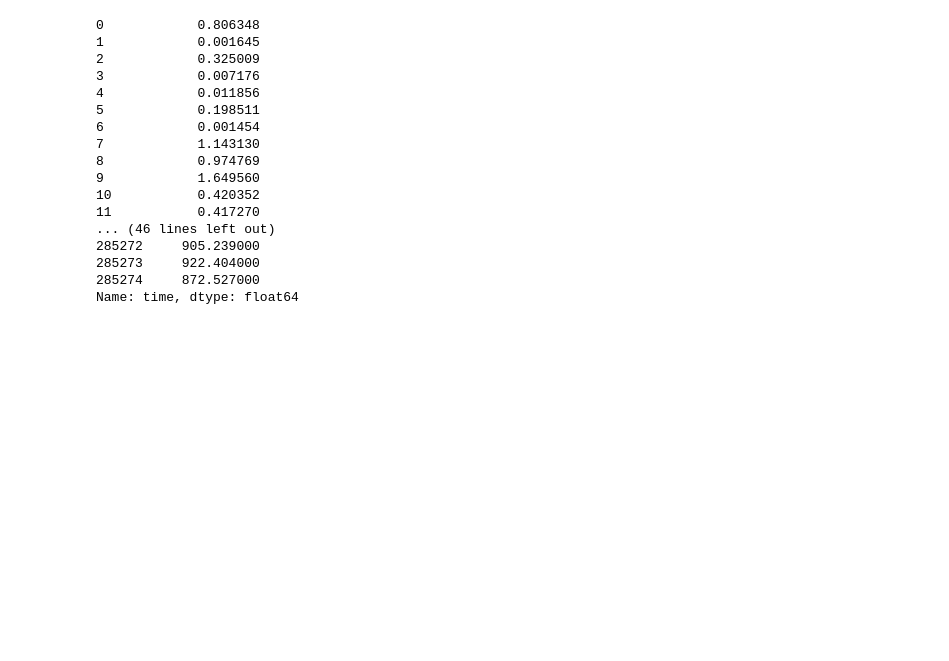
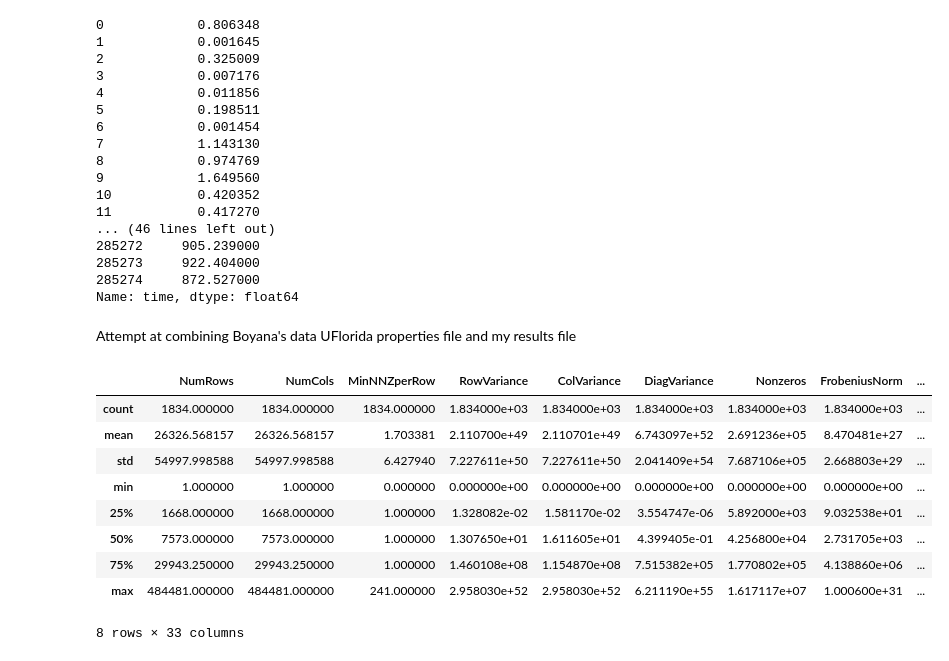
Before and after one commit to patemotter/trilinos-prediction, a Jupyter notebook: Data_Interpretation.ipynb, the cells around one changed output. Drawn from its saved outputs; the diff is of its cells as text; code cells hidden in the pictures; blank space fills up the shorter version.

```diff
--- a/Data_Interpretation.ipynb
+++ b/Data_Interpretation.ipynb
@@ -66,3 +66,5 @@ df.time
 285273     922.404000
 285274     872.527000
 Name: time, dtype: float64
+# %% [markdown]
+Attempt at combining Boyana's data UFlorida properties file and my results file
@@ -68,0 +73,13 @@ Name: time, dtype: float64
+# %%
+properties.describe()
+# %% [output]
+|  | NumRows | NumCols | MinNNZperRow | RowVariance | ColVariance | DiagVariance | Nonzeros | FrobeniusNorm | ... |
+| count | 1834.000000 | 1834.000000 | 1834.000000 | 1.834000e+03 | 1.834000e+03 | 1.834000e+03 | 1.834000e+03 | 1.834000e+03 | ... |
+| mean | 26326.568157 | 26326.568157 | 1.703381 | 2.110700e+49 | 2.110701e+49 | 6.743097e+52 | 2.691236e+05 | 8.470481e+27 | ... |
+| std | 54997.998588 | 54997.998588 | 6.427940 | 7.227611e+50 | 7.227611e+50 | 2.041409e+54 | 7.687106e+05 | 2.668803e+29 | ... |
+| min | 1.000000 | 1.000000 | 0.000000 | 0.000000e+00 | 0.000000e+00 | 0.000000e+00 | 0.000000e+00 | 0.000000e+00 | ... |
+| 25% | 1668.000000 | 1668.000000 | 1.000000 | 1.328082e-02 | 1.581170e-02 | 3.554747e-06 | 5.892000e+03 | 9.032538e+01 | ... |
+| 50% | 7573.000000 | 7573.000000 | 1.000000 | 1.307650e+01 | 1.611605e+01 | 4.399405e-01 | 4.256800e+04 | 2.731705e+03 | ... |
+| 75% | 29943.250000 | 29943.250000 | 1.000000 | 1.460108e+08 | 1.154870e+08 | 7.515382e+05 | 1.770802e+05 | 4.138860e+06 | ... |
+| max | 484481.000000 | 484481.000000 | 241.000000 | 2.958030e+52 | 2.958030e+52 | 6.211190e+55 | 1.617117e+07 | 1.000600e+31 | ... |
+8 rows × 33 columns
```
Also changed, not shown: parts of 11 cells of this notebook, 1 other file.
